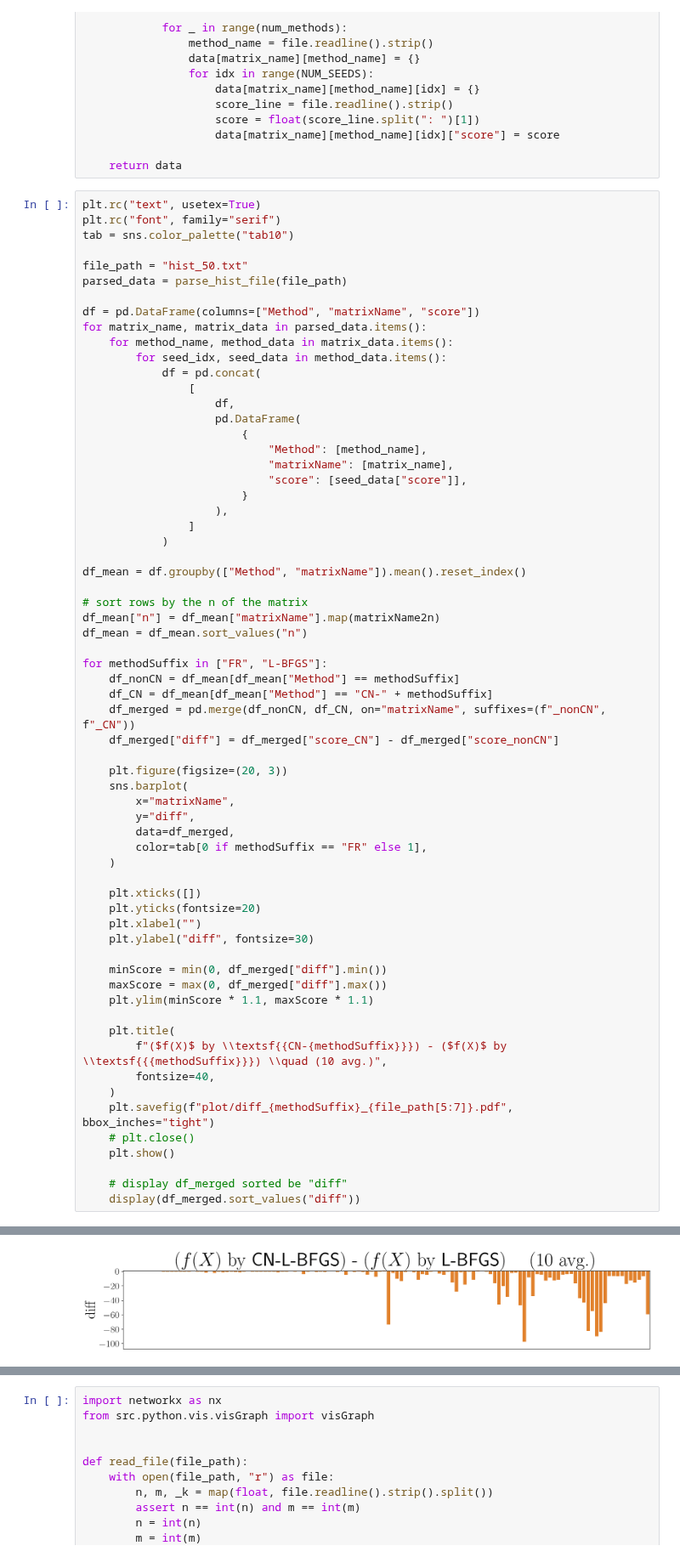
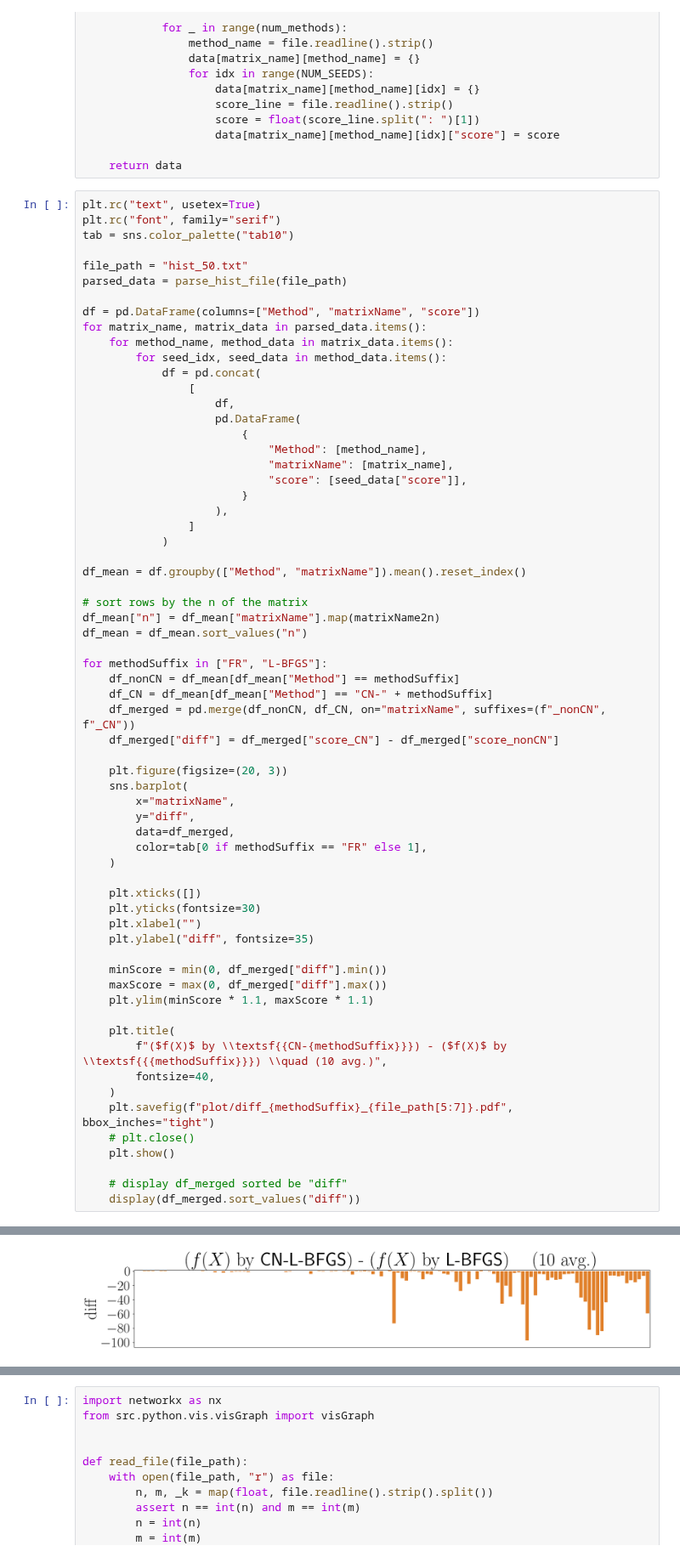
Before and after one commit to HirokiHamaguchi/Initial_Placement_for_Fruchterman-Reingold_Force_Model_with_Coordinate_Newton_Direction, a Jupyter notebook: doc/main/overall/overall.ipynb, the cells around one changed output, grey strips where cells are left out. Shown at 85% size. Cells and saved outputs as stored; diff of their text form.

Commit message:
update figures

```diff
--- a/doc/main/overall/overall.ipynb
+++ b/doc/main/overall/overall.ipynb
@@ -198,9 +198,9 @@ for methodSuffix in ["FR", "L-BFGS"]:
     )
 
     plt.xticks([])
-    plt.yticks(fontsize=20)
+    plt.yticks(fontsize=30)
     plt.xlabel("")
-    plt.ylabel("diff", fontsize=30)
+    plt.ylabel("diff", fontsize=35)
 
     minScore = min(0, df_merged["diff"].min())
     maxScore = max(0, df_merged["diff"].max())
@@ -221,17 +221,17 @@ for methodSuffix in ["FR", "L-BFGS"]:
 |  | Method_nonCN | matrixName | score_nonCN | n_nonCN | Method_CN | score_CN | n_CN | diff |
 | 112 | FR | L | 162.774557 | 956 | CN-FR | -116.683105 | 956 | -279.457662 |
 | 111 | FR | jagmesh1 | 170.941524 | 936 | CN-FR | -81.105659 | 936 | -252.047183 |
 | 109 | FR | dwt_878 | 217.367553 | 878 | CN-FR | 16.290546 | 878 | -201.077007 |
 | 110 | FR | dwt_918 | 214.207051 | 918 | CN-FR | 14.970648 | 918 | -199.236403 |
 | 96 | FR | lshp_778 | 143.854555 | 778 | CN-FR | -42.127144 | 778 | -185.981698 |
 | ... | ... | ... | ... | ... | ... | ... | ... | ... |
 | 19 | FR | sphere2 | 24.561567 | 66 | CN-FR | 24.567391 | 66 | 0.005823 |
 | 7 | FR | lap_25 | 9.567882 | 25 | CN-FR | 9.595882 | 25 | 0.027999 |
 | 11 | FR | mycielskian6 | 39.398663 | 47 | CN-FR | 39.448986 | 47 | 0.050322 |
 | 3 | FR | Trefethen_20b | 12.112545 | 19 | CN-FR | 12.189092 | 19 | 0.076547 |
 | 4 | FR | Trefethen_20 | 12.982223 | 20 | CN-FR | 13.081489 | 20 | 0.099266 |
 124 rows × 8 columns
-[figure, old version]
+[figure, new version]
 |  | Method_nonCN | matrixName | score_nonCN | n_nonCN | Method_CN | score_CN | n_CN | diff |
 | 94 | L-BFGS | dwt_758 | -176.603772 | 758 | CN-L-BFGS | -274.181566 | 758 | -97.577794 |
 | 111 | L-BFGS | jagmesh1 | -184.377532 | 936 | CN-L-BFGS | -274.320766 | 936 | -89.943233 |
```
Also changed, not shown: parts of 1 cell of this notebook, 11 other files.
